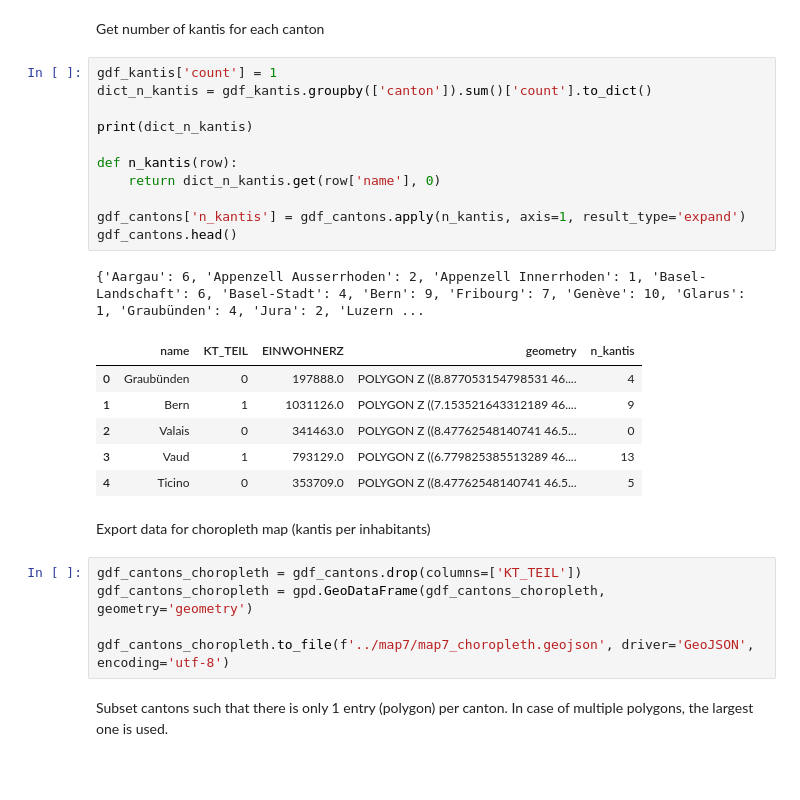
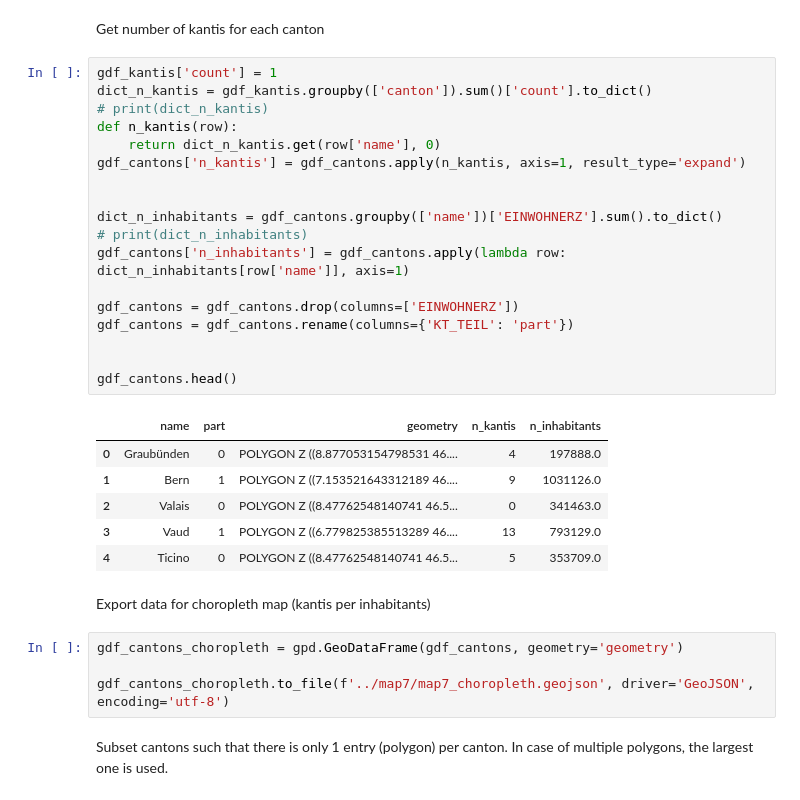
Before and after one commit to SebastianHafner/mapaespanolsuiza, a Jupyter notebook: preprocessing/data_preprocessing.ipynb, the cells around one changed output. Saved outputs shown, nothing was run; the diff lists cells and outputs as text; blank space fills up the shorter version.

```diff
--- a/preprocessing/data_preprocessing.ipynb
+++ b/preprocessing/data_preprocessing.ipynb
@@ -955,27 +1006,32 @@ Get number of kantis for each canton
 # %%
 gdf_kantis['count'] = 1
 dict_n_kantis = gdf_kantis.groupby(['canton']).sum()['count'].to_dict()
-
-print(dict_n_kantis)
-
+# print(dict_n_kantis)
 def n_kantis(row):
     return dict_n_kantis.get(row['name'], 0)
+gdf_cantons['n_kantis'] = gdf_cantons.apply(n_kantis, axis=1, result_type='expand')
 
-gdf_cantons['n_kantis'] = gdf_cantons.apply(n_kantis, axis=1, result_type='expand')
+
+dict_n_inhabitants = gdf_cantons.groupby(['name'])['EINWOHNERZ'].sum().to_dict()
+# print(dict_n_inhabitants)
+gdf_cantons['n_inhabitants'] = gdf_cantons.apply(lambda row: dict_n_inhabitants[row['name']], axis=1)
+
+gdf_cantons = gdf_cantons.drop(columns=['EINWOHNERZ'])
+gdf_cantons = gdf_cantons.rename(columns={'KT_TEIL': 'part'})
+
+
 gdf_cantons.head()
 # %% [output]
-{'Aargau': 6, 'Appenzell Ausserrhoden': 2, 'Appenzell Innerrhoden': 1, 'Basel-Landschaft': 6, 'Basel-Stadt': 4, 'Bern': 9, 'Fribourg': 7, 'Genève': 10, 'Glarus': 1, 'Graubünden': 4, 'Jura': 2, 'Luzern ...
-|  | name | KT_TEIL | EINWOHNERZ | geometry | n_kantis |
-| 0 | Graubünden | 0 | 197888.0 | POLYGON Z ((8.877053154798531 46.... | 4 |
-| 1 | Bern | 1 | 1031126.0 | POLYGON Z ((7.153521643312189 46.... | 9 |
-| 2 | Valais | 0 | 341463.0 | POLYGON Z ((8.47762548140741 46.5... | 0 |
-| 3 | Vaud | 1 | 793129.0 | POLYGON Z ((6.779825385513289 46.... | 13 |
-| 4 | Ticino | 0 | 353709.0 | POLYGON Z ((8.47762548140741 46.5... | 5 |
+|  | name | part | geometry | n_kantis | n_inhabitants |
+| 0 | Graubünden | 0 | POLYGON Z ((8.877053154798531 46.... | 4 | 197888.0 |
+| 1 | Bern | 1 | POLYGON Z ((7.153521643312189 46.... | 9 | 1031126.0 |
+| 2 | Valais | 0 | POLYGON Z ((8.47762548140741 46.5... | 0 | 341463.0 |
+| 3 | Vaud | 1 | POLYGON Z ((6.779825385513289 46.... | 13 | 793129.0 |
+| 4 | Ticino | 0 | POLYGON Z ((8.47762548140741 46.5... | 5 | 353709.0 |
 # %% [markdown]
 Export data for choropleth map (kantis per inhabitants)
 # %%
-gdf_cantons_choropleth = gdf_cantons.drop(columns=['KT_TEIL'])
-gdf_cantons_choropleth = gpd.GeoDataFrame(gdf_cantons_choropleth, geometry='geometry')
+gdf_cantons_choropleth = gpd.GeoDataFrame(gdf_cantons, geometry='geometry')
 
 gdf_cantons_choropleth.to_file(f'../map7/map7_choropleth.geojson', driver='GeoJSON', encoding='utf-8')
 # %% [markdown]
```
Also changed, not shown: parts of 11 cells of this notebook, 11 other files.
